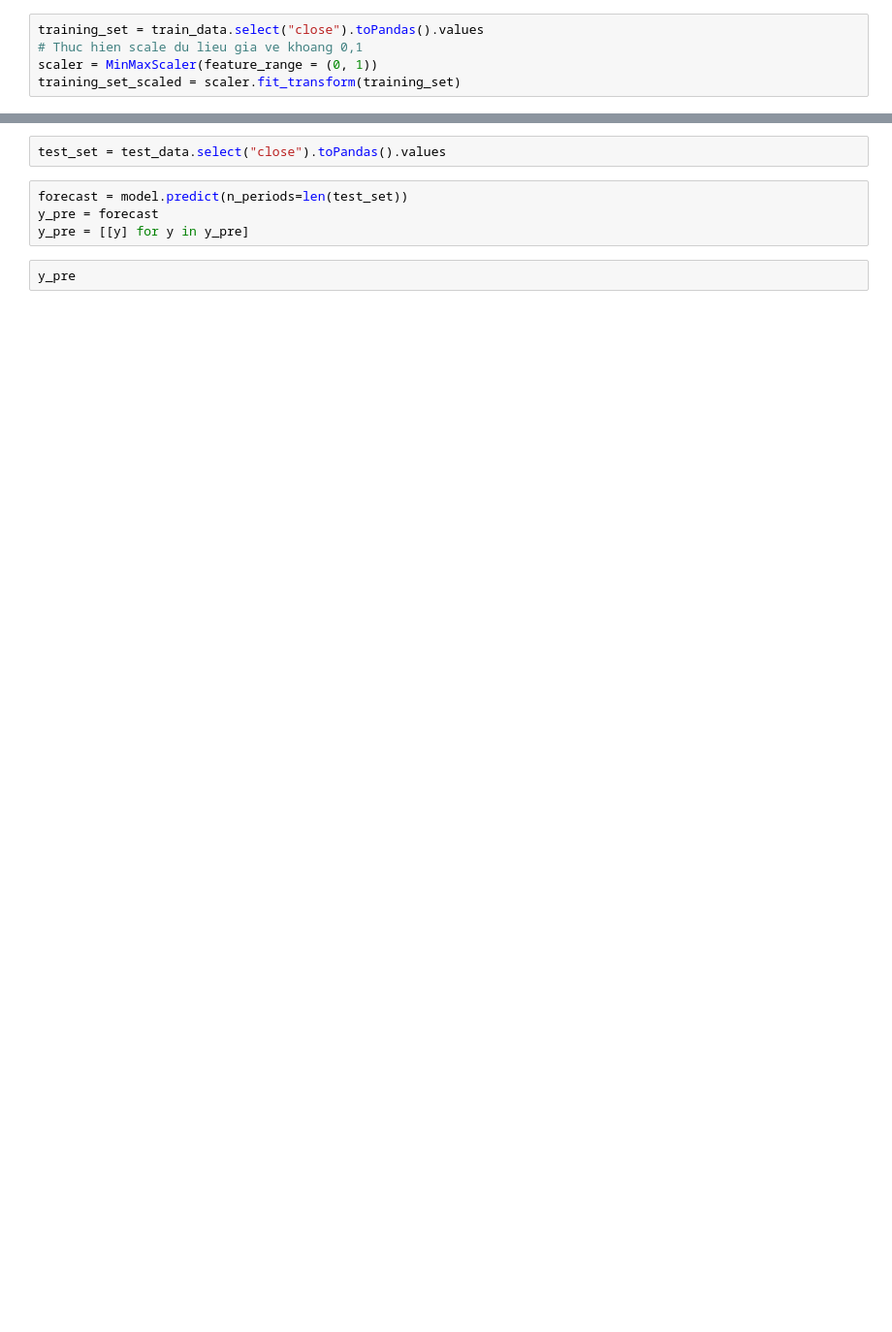
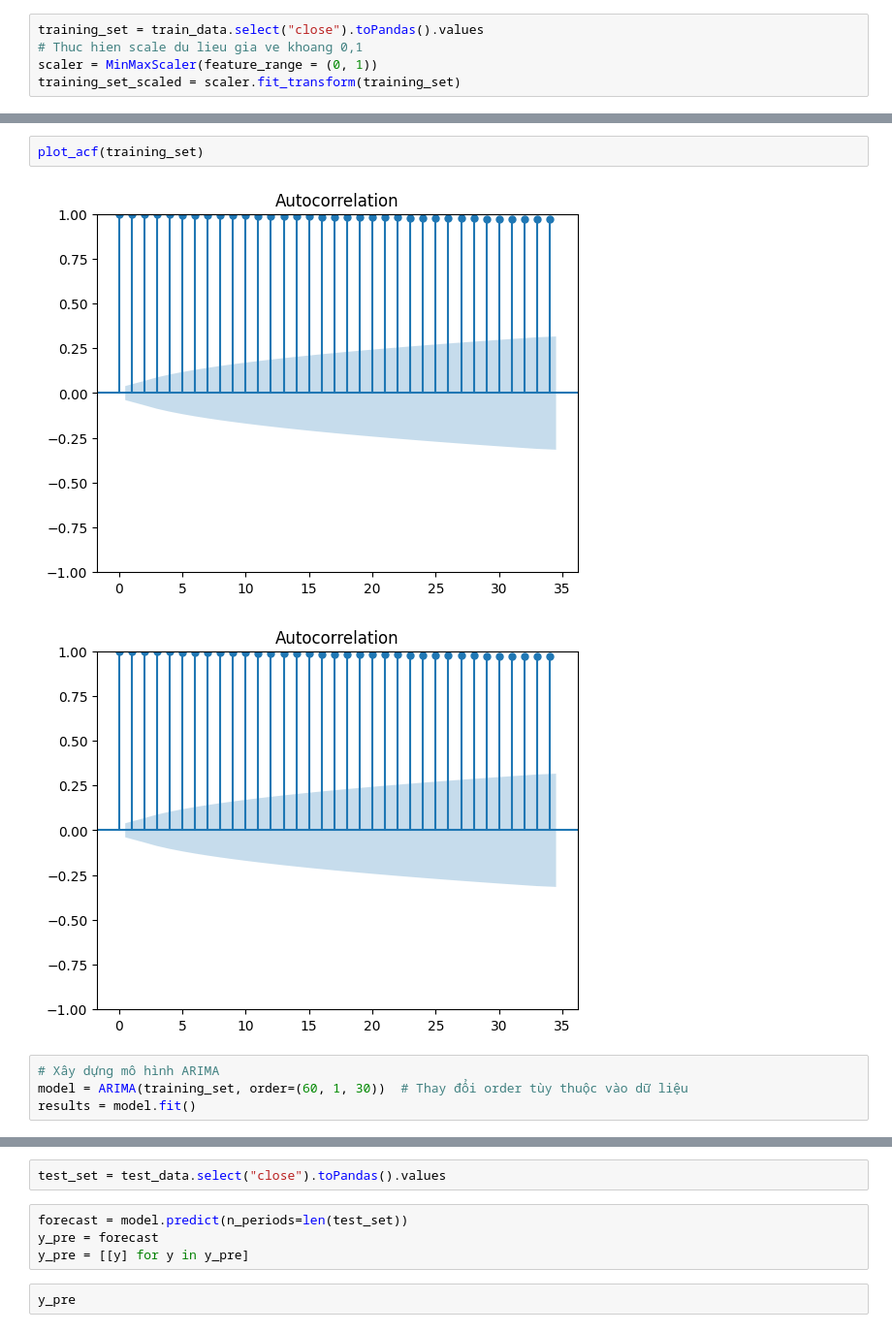
Before and after one commit to miketipi/Stock_Prediction, a Jupyter notebook: nodebook/new.ipynb, the cells around one changed output, grey strips where cells are left out. Shown at 97% size. Cells and saved outputs as stored; diff of their text form; blank space fills up the shorter version.

```diff
--- a/nodebook/new.ipynb
+++ b/nodebook/new.ipynb
@@ -39,0 +35,9 @@ training_set_scaled = scaler.fit_transform(training_set)
+# %%
+plot_acf(training_set)
+# %% [output]
+[figure, added]
+[figure, added]
+# %%
+# Xây dựng mô hình ARIMA
+model = ARIMA(training_set, order=(60, 1, 30))  # Thay đổi order tùy thuộc vào dữ liệu
+results = model.fit()
```
Also changed, not shown: parts of 11 cells of this notebook, 5 other files.
